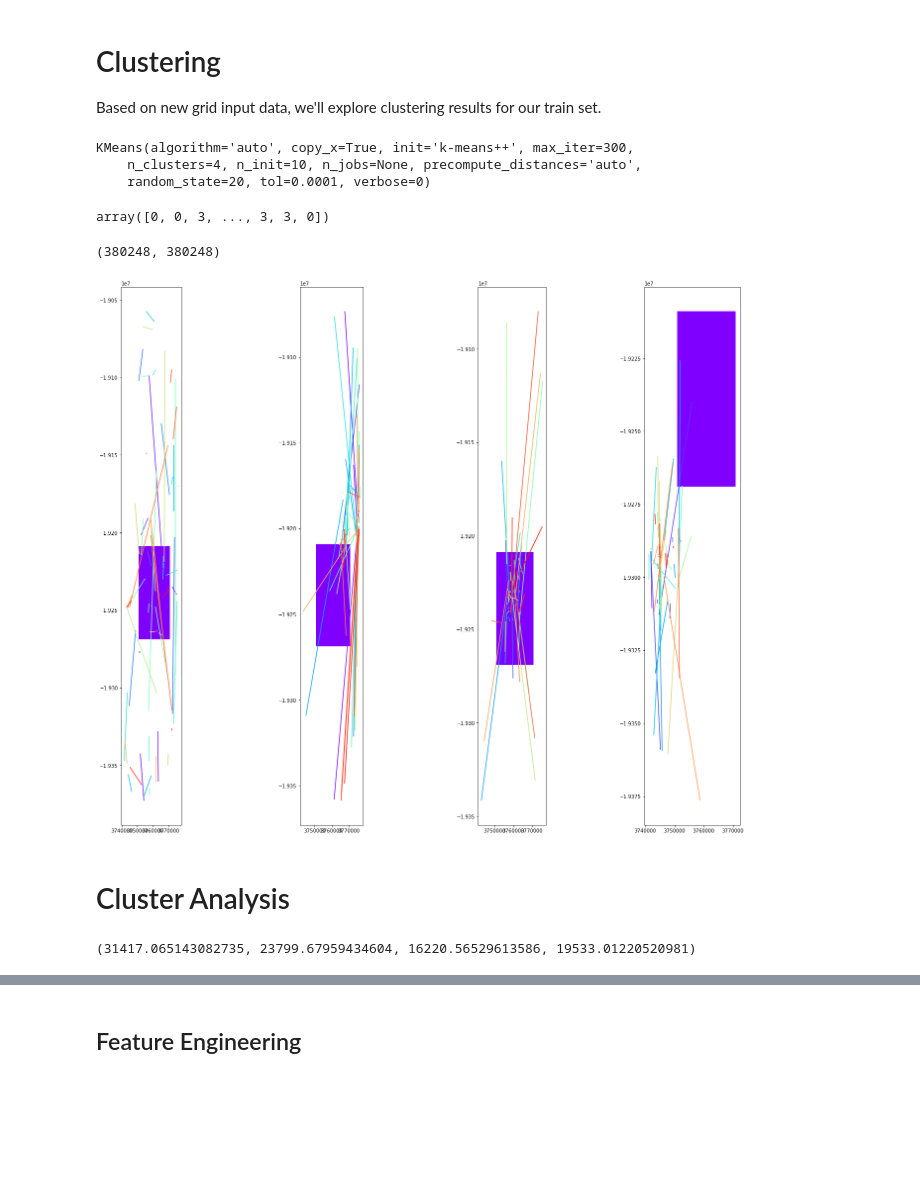
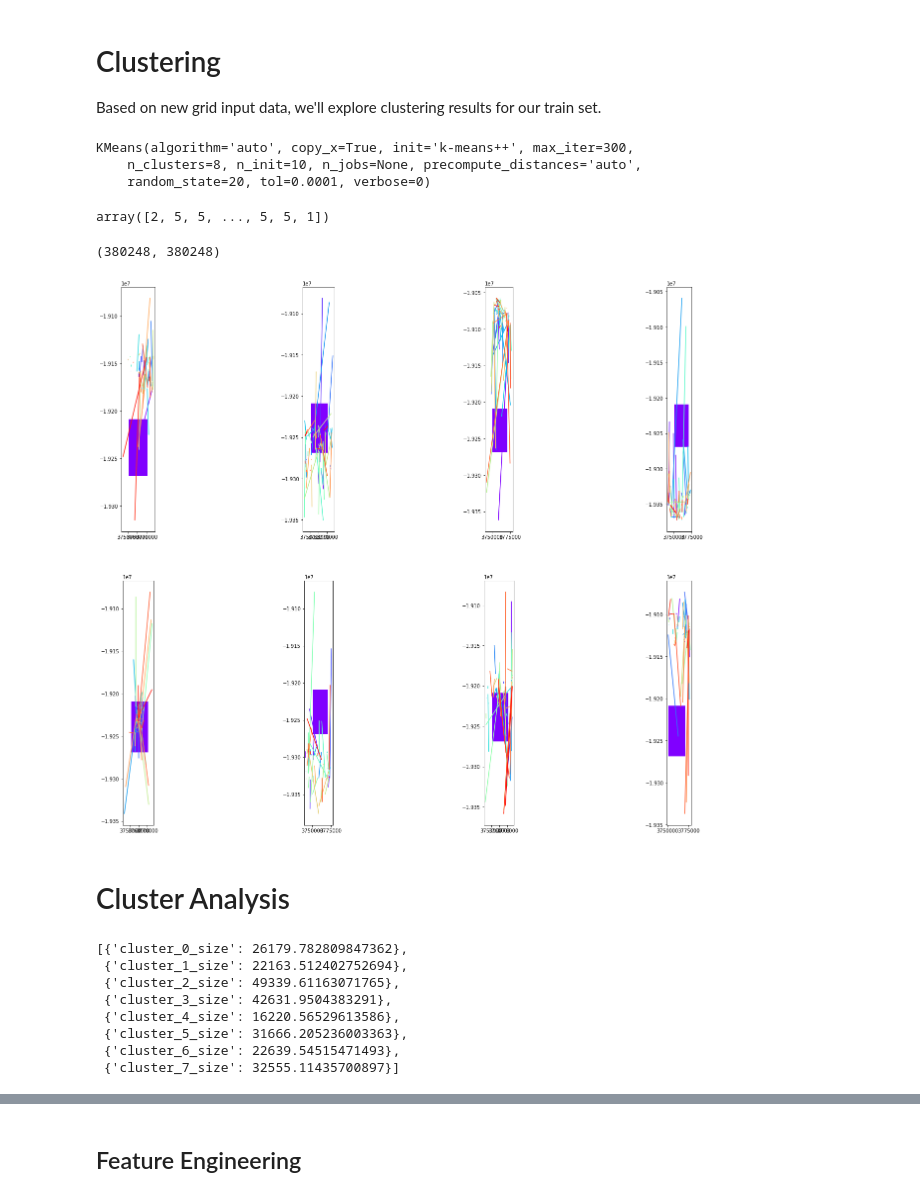
Before and after one commit to jcezarms/ey-nextwave-competition, a Jupyter notebook: notebooks/julio-04-clustering.ipynb, the cells around one changed output, grey strips where cells are left out. Cells and saved outputs as stored; diff of their text form; code cells hidden in the pictures; blank space fills up the shorter version.

Commit message:
One-hot encoding try-out in cluster data

```diff
--- a/notebooks/julio-04-clustering.ipynb
+++ b/notebooks/julio-04-clustering.ipynb
@@ -10,6 +10,9 @@ import math
 import re
 
 tqdm.pandas()
+
+plt.style.use('seaborn')
+
 warnings.filterwarnings("ignore")
 
 %load_ext autoreload
@@ -167,16 +167,16 @@ cluster_cols = ['x_entry', 'y_entry', 'neighbors', 'is_inside_city_entry',
 
 train_data = data[data.hash.isin(train.hash.unique())]
 
-kmeans = KMeans(n_clusters=4, random_state=20)
-kmeans.fit(train_data[grid_cols])
+kmeans = KMeans(n_clusters=8, random_state=20)
+kmeans.fit(train_data[cluster_cols].fillna(0))
 # %% [output]
 KMeans(algorithm='auto', copy_x=True, init='k-means++', max_iter=300,
-    n_clusters=4, n_init=10, n_jobs=None, precompute_distances='auto',
+    n_clusters=8, n_init=10, n_jobs=None, precompute_distances='auto',
     random_state=20, tol=0.0001, verbose=0)
 # %%
 kmeans.labels_
 # %% [output]
-array([0, 0, 3, ..., 3, 3, 0])
+array([2, 5, 5, ..., 5, 5, 1])
 # %%
 len(kmeans.labels_), train_data.shape[0]
 # %% [output]
@@ -186,28 +186,30 @@ train_data['cluster'] = kmeans.labels_
 # %%
 train_data['time_entry'] = pd.to_timedelta(train_data.time_entry)
 train_data['time_exit'] = pd.to_timedelta(train_data.time_exit)
 
 trajectory_count = 600
-fig, (ax1, ax2, ax3, ax4) = plt.subplots(ncols=4, figsize=(25, 20))
 
-cluster1 = train_data[train_data.cluster == 0]
-cluster2 = train_data[train_data.cluster == 1]
-cluster3 = train_data[train_data.cluster == 2]
-cluster4 = train_data[train_data.cluster == 3]
+fig, ((ax1, ax2, ax3, ax4), (ax5, ax6, ax7, ax8)) = plt.subplots(ncols=4, nrows=2, figsize=(25, 20))
+axlist = fig.axes
 
-geoplot(cluster1.tail(trajectory_count), ax=ax1)
-geoplot(cluster2.tail(trajectory_count), ax=ax2)
-geoplot(cluster3.tail(trajectory_count), ax=ax3)
-geoplot(cluster4.tail(trajectory_count), ax=ax4)
+cluster_range = list(range(0, 8))
+clusterlist = [train_data[train_data.cluster == i] for i in cluster_range]
+
+for ax, c in zip(axlist, clusterlist):
+    geoplot(c.tail(trajectory_count), ax=ax)
 # %% [output]
-[figure, old version]
+[figure, new version]
 # %% [markdown]
 # Cluster Analysis
-# %%
-(cluster1.euclidian_distance.mean(),
-cluster2.euclidian_distance.mean(),
-cluster3.euclidian_distance.mean(),
-cluster4.euclidian_distance.mean())
-# %% [output]
-(31417.065143082735, 23799.67959434604, 16220.56529613586, 19533.01220520981)
+# %%
+list({'cluster_{}_size'.format(i): c.euclidian_distance.mean()} for i, c in enumerate(clusterlist))
+# %% [output]
+[{'cluster_0_size': 26179.782809847362},
+ {'cluster_1_size': 22163.512402752694},
+ {'cluster_2_size': 49339.61163071765},
+ {'cluster_3_size': 42631.9504383291},
+ {'cluster_4_size': 16220.56529613586},
+ {'cluster_5_size': 31666.205236003363},
+ {'cluster_6_size': 22639.54515471493},
+ {'cluster_7_size': 32555.11435700897}]
 # %%
```
Also changed, not shown: parts of 34 cells of this notebook.
